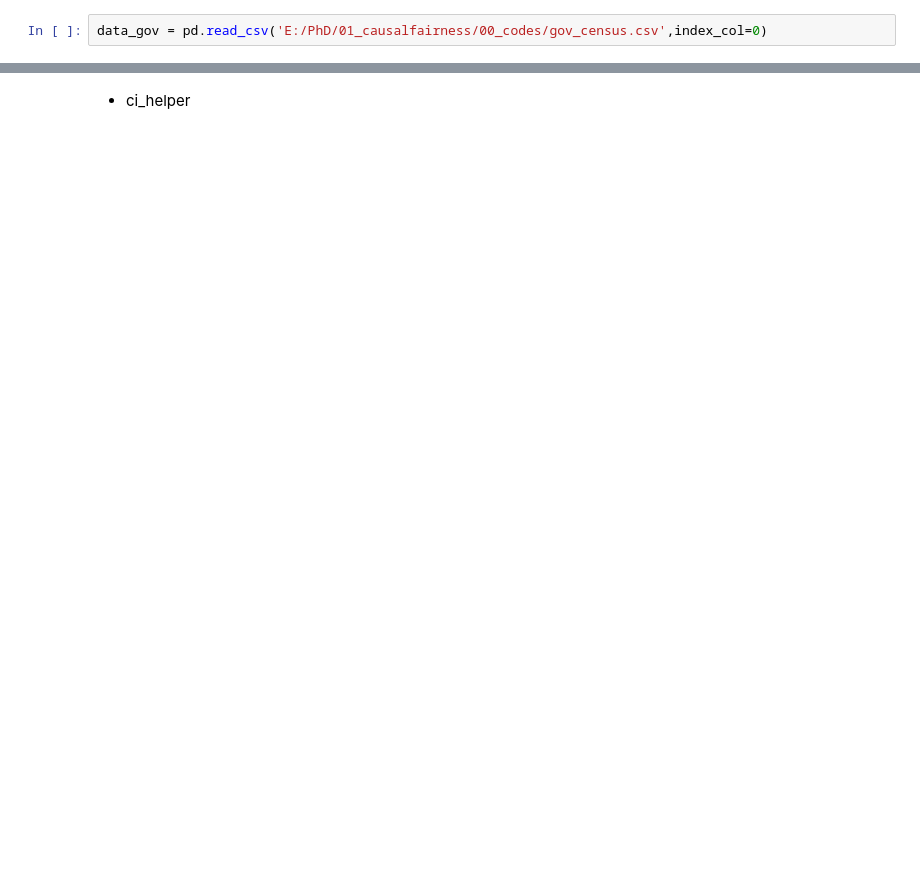
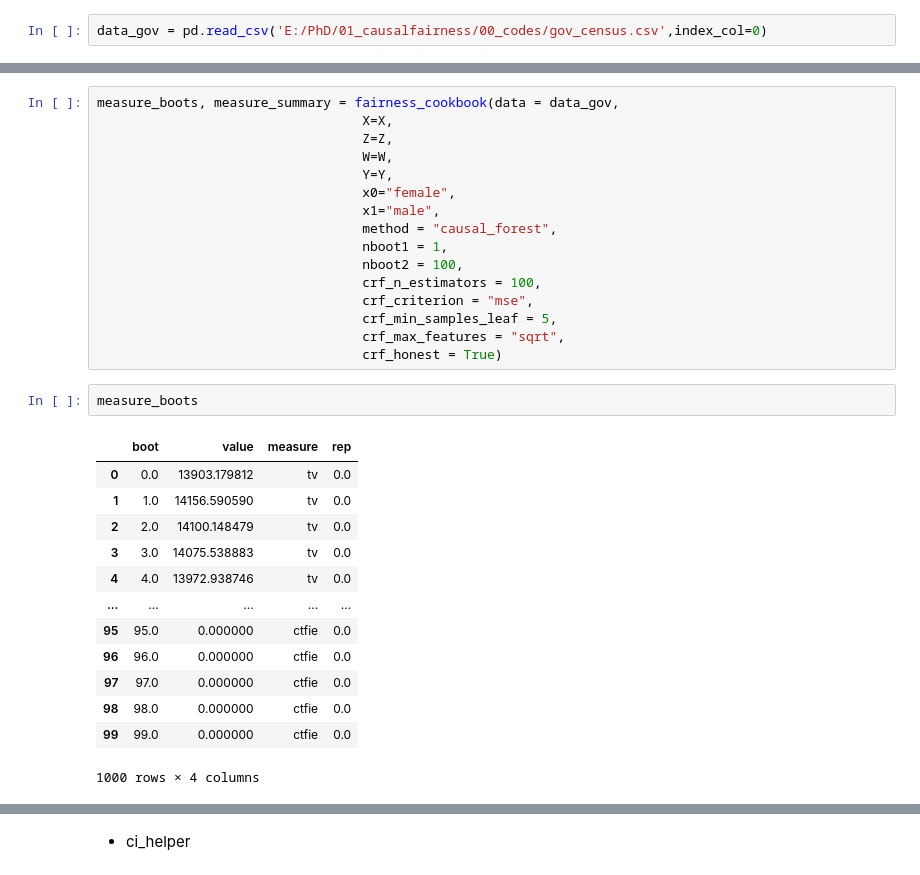
Before and after one commit to cyin666/CausalFairness, a Jupyter notebook: 00_CausalEffectsDecomp/test.ipynb, the cells around one changed output, grey strips where cells are left out. Saved outputs shown, nothing was run; the diff lists cells and outputs as text; blank space fills up the shorter version.

```diff
--- a/00_CausalEffectsDecomp/test.ipynb
+++ b/00_CausalEffectsDecomp/test.ipynb
@@ -19,0 +34,32 @@ data_gov = pd.read_csv('E:/PhD/01_causalfairness/00_codes/gov_census.csv',index_
+# %%
+measure_boots, measure_summary = fairness_cookbook(data = data_gov,
+                                  X=X,
+                                  Z=Z,
+                                  W=W,
+                                  Y=Y,
+                                  x0="female",
+                                  x1="male",
+                                  method = "causal_forest",
+                                  nboot1 = 1,
+                                  nboot2 = 100,
+                                  crf_n_estimators = 100,
+                                  crf_criterion = "mse",
+                                  crf_min_samples_leaf = 5,
+                                  crf_max_features = "sqrt",
+                                  crf_honest = True)
+# %%
+measure_boots
+# %% [output]
+|  | boot | value | measure | rep |
+| 0 | 0.0 | 13903.179812 | tv | 0.0 |
+| 1 | 1.0 | 14156.590590 | tv | 0.0 |
+| 2 | 2.0 | 14100.148479 | tv | 0.0 |
+| 3 | 3.0 | 14075.538883 | tv | 0.0 |
+| 4 | 4.0 | 13972.938746 | tv | 0.0 |
+| ... | ... | ... | ... | ... |
+| 95 | 95.0 | 0.000000 | ctfie | 0.0 |
+| 96 | 96.0 | 0.000000 | ctfie | 0.0 |
+| 97 | 97.0 | 0.000000 | ctfie | 0.0 |
+| 98 | 98.0 | 0.000000 | ctfie | 0.0 |
+| 99 | 99.0 | 0.000000 | ctfie | 0.0 |
+1000 rows × 4 columns
```
Also changed, not shown: parts of 10 cells of this notebook, 2 other files.
